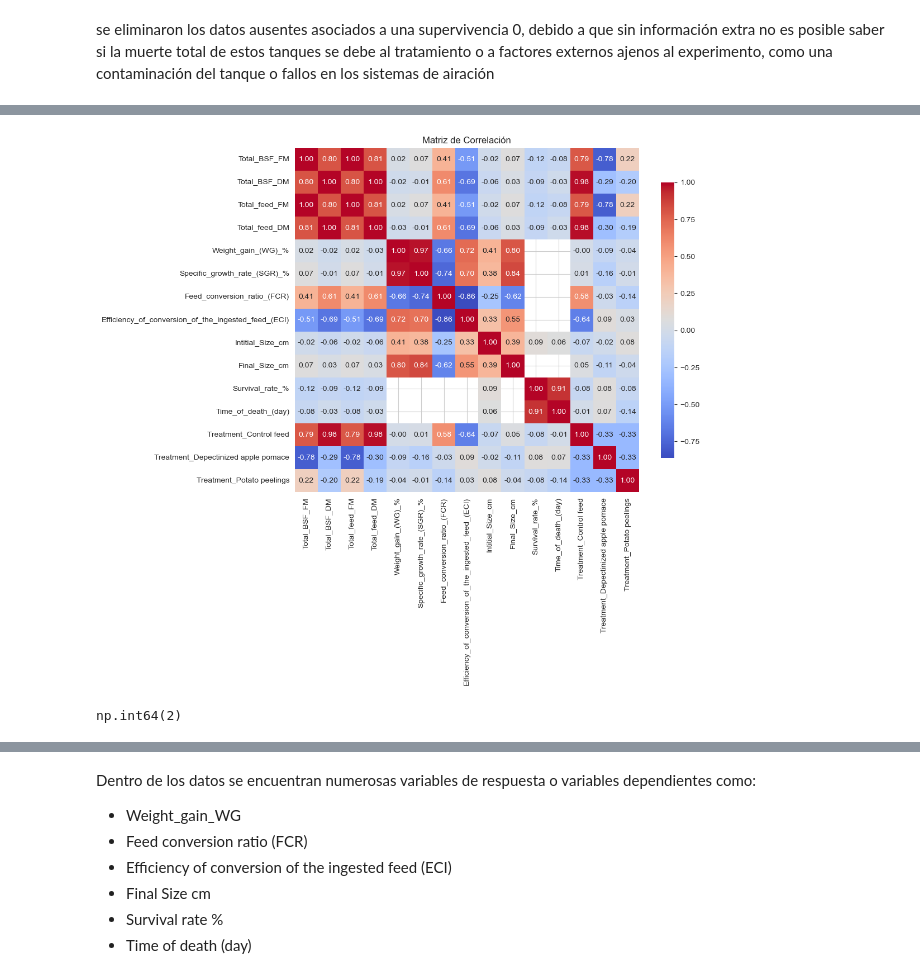
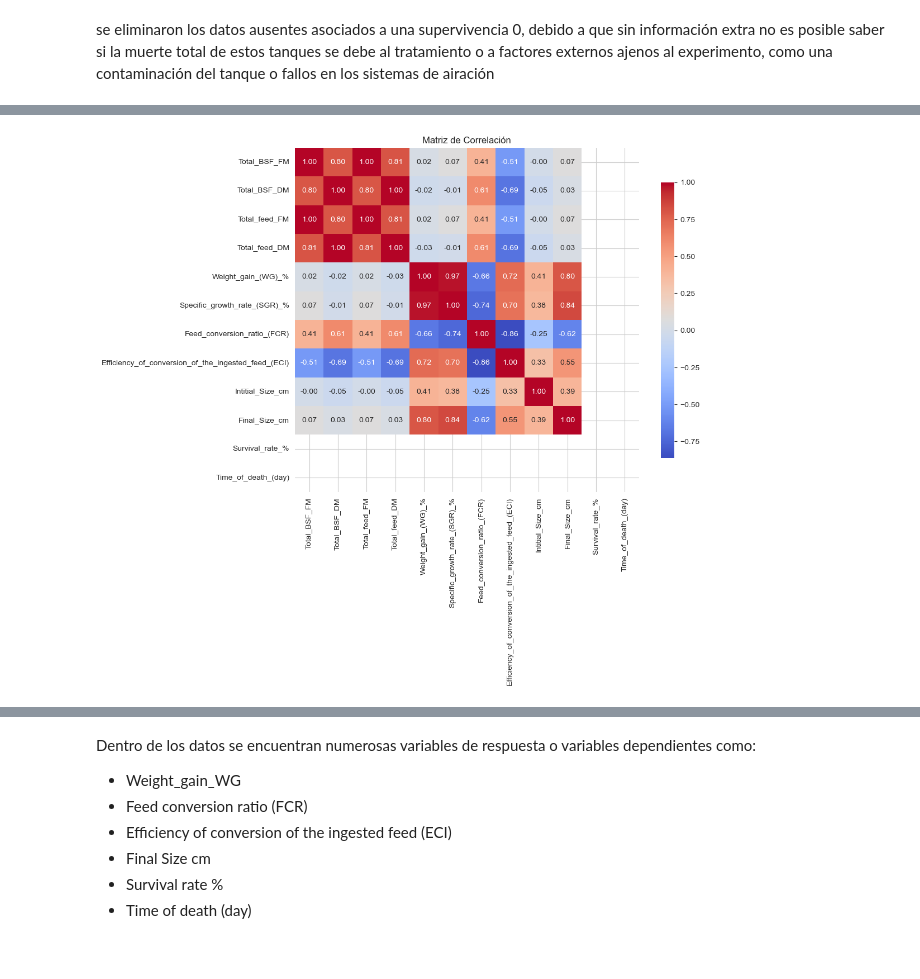
Before and after one commit to Alexis-martinezr/Machine-learning-biociencias, a Jupyter notebook: Analisis del crecimiento de camaron en funcion de la alimentacion.ipynb, the cells around one changed output, grey strips where cells are left out. Drawn from its saved outputs; the diff is of its cells as text; code cells hidden in the pictures.

```diff
--- a/Analisis del crecimiento de camaron en funcion de la alimentacion.ipynb
+++ b/Analisis del crecimiento de camaron en funcion de la alimentacion.ipynb
@@ -205,14 +164,10 @@ data.head()
 # %%
-correlacion = data.corr()
+correlacion = data_filtrado.drop('Treatment', axis=1).corr()
 
 sns.set_style('whitegrid')
 plt.figure(figsize=(10, 8))
 sns.heatmap(correlacion, annot=True, fmt=".2f", cmap='coolwarm', square=True, cbar_kws={"shrink": .8})
 plt.title('Matriz de Correlación')
 plt.show()
 # %% [output]
-[figure, old version]
+[figure, new version]
-# %%
-data[data['Survival_rate_%'] == 0]['Survival_rate_%'].count()
-# %% [output]
-np.int64(2)
```
Also changed, not shown: parts of 31 cells of this notebook, 1 other file.
